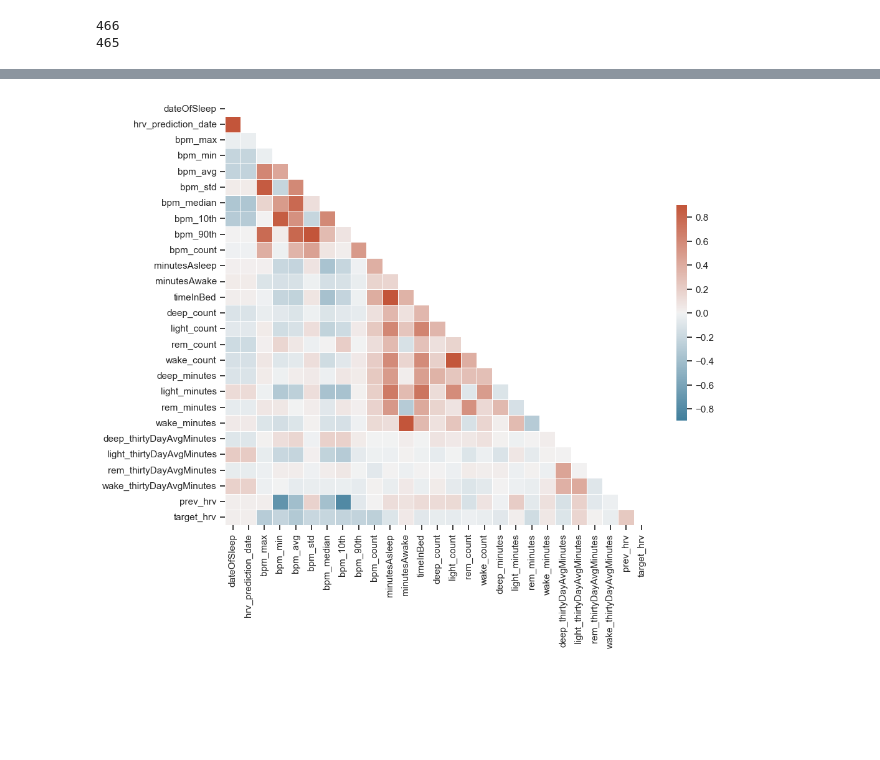
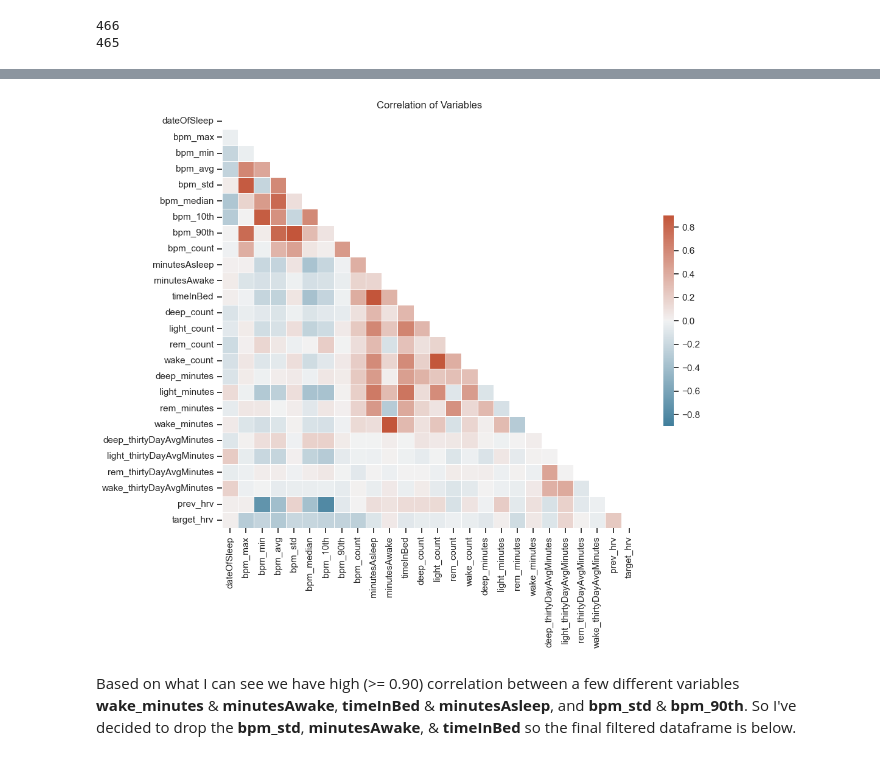
Before and after one commit to Macmachine87/duckdb-fitbit-exploration, a Jupyter notebook: duck_db_exploration.ipynb, the cells around one changed output, grey strips where cells are left out. Cells and saved outputs as stored; diff of their text form; code cells hidden in the pictures; blank space fills up the shorter version.

```diff
--- a/duck_db_exploration.ipynb
+++ b/duck_db_exploration.ipynb
@@ -433,0 +437,3 @@ display(complete_sleep_data.tail(5))
+# %%
+complete_sleep_data = sleep_meta_df.merge(adj_sleep_summary_df, on='logId').sort_values('dateOfSleep')
+display(complete_sleep_data.tail(5))
@@ -481,5 +498,6 @@ final_df = duckdb.sql("""WITH Complete_Sleep AS (
            """).df()
 # %%
 pd.set_option('display.max_columns', None)
+final_df.drop("hrv_prediction_date", axis=1, inplace=True)
 display(final_df)
 # %% [output]
@@ -519,21 +540,23 @@ final_df.corr()  # Compute correlation matrix
 # %%
 import numpy as np
 corr = final_df.corr()
 
 # Generate a mask for the upper triangle
 mask = np.triu(np.ones_like(corr, dtype=bool))
 
 # Set up the matplotlib figure
 f, ax = plt.subplots(figsize=(11, 9))
 
 # Generate a custom diverging colormap
 cmap = sns.diverging_palette(230, 20, as_cmap=True)
 
 # Draw the heatmap with the mask and correct aspect ratio
 sns.heatmap(corr, mask=mask, cmap=cmap, vmax=0.9, vmin=-0.9, center=0,
             square=True, linewidths=.5, cbar_kws={"shrink": .5})
-
+plt.title('Correlation of Variables')
 plt.show()
 # %% [output]
-[figure, old version]
+[figure, new version]
+# %% [markdown]
+Based on what I can see we have high (>= 0.90) correlation between a few different variables **wake_minutes** & **minutesAwake**, **timeInBed** & **minutesAsleep**, and **bpm_std** & **bpm_90th**. So I've decided to drop the **bpm_std**, **minutesAwake**, & **timeInBed** so the final filtered dataframe is below.
 # %%
```
Also changed, not shown: parts of 17 cells of this notebook, 3 other files.
